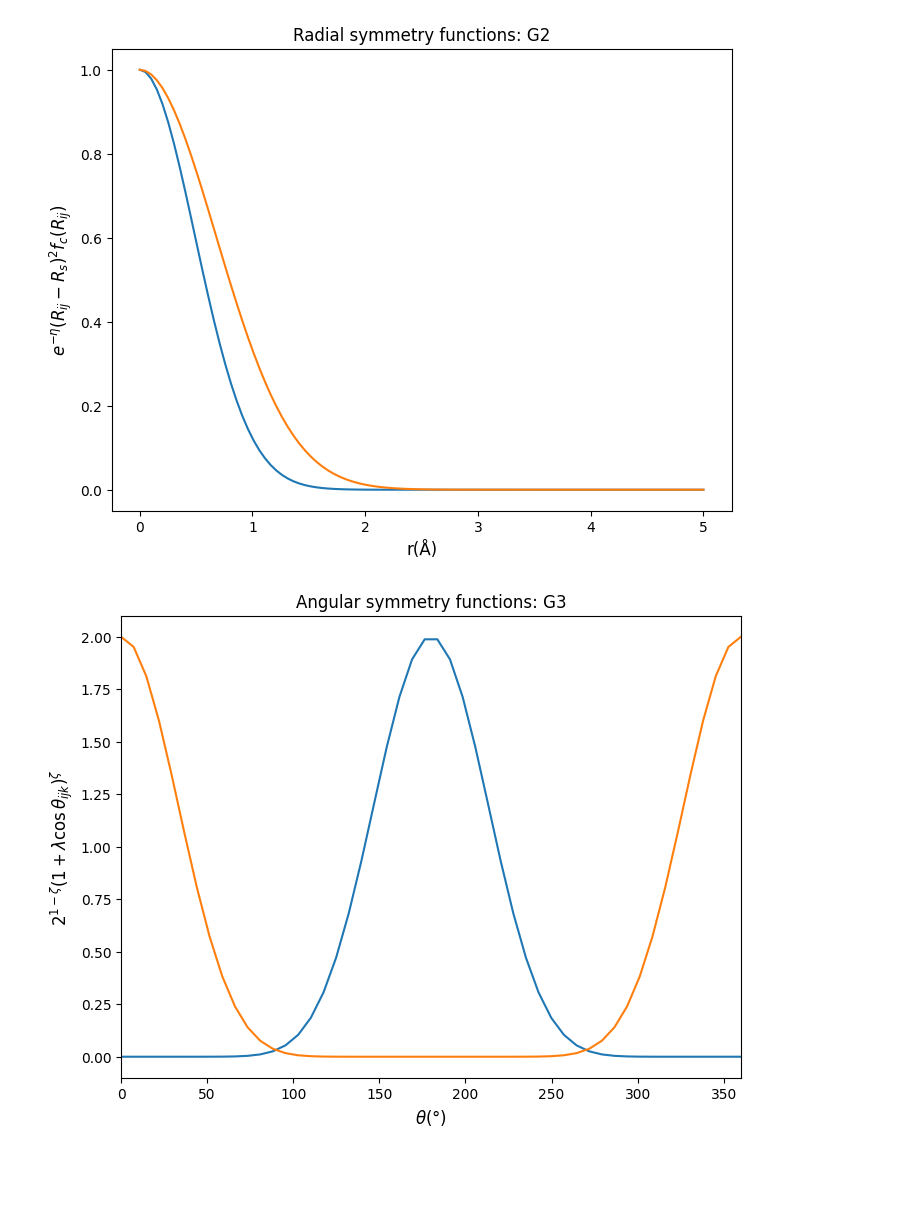
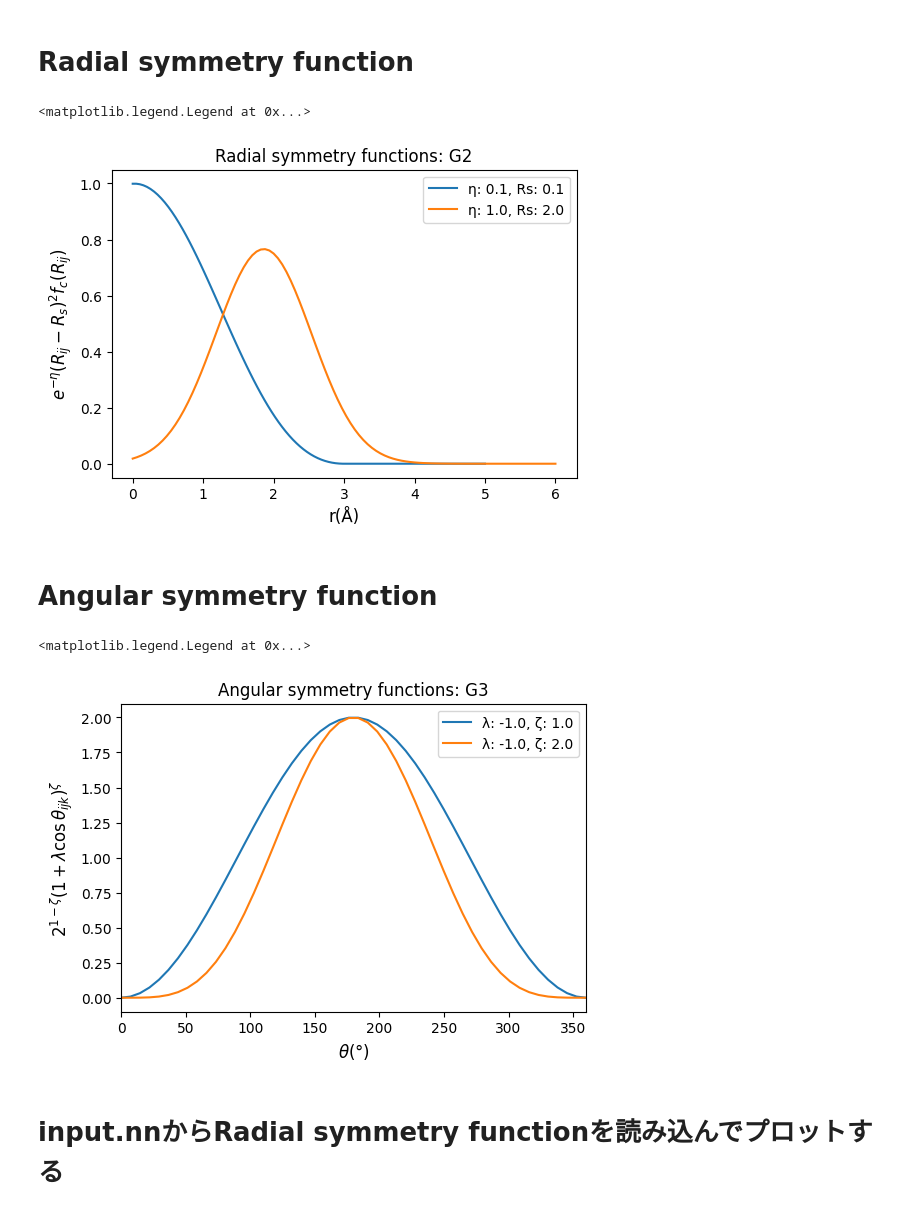
Before and after one commit to y1u0d2a1i/mlp_tools, a Jupyter notebook: notebooks/descriptor/plot_symmetry_function.ipynb, the cells around one changed output. Saved outputs shown, nothing was run; the diff lists cells and outputs as text; code cells hidden in the pictures; blank space fills up the shorter version.

```diff
--- a/notebooks/descriptor/plot_symmetry_function.ipynb
+++ b/notebooks/descriptor/plot_symmetry_function.ipynb
@@ -58,13 +7,24 @@ def plot_sf_ang(params: dict, ax, fontsize=12) -> None:
+# %% [markdown]
+# Radial symmetry function
 # %%
-fig, ax = plt.subplots(1, 1, figsize=(8, 6))
-plot_sf_radial(param={'eta': 2, 'rs': 0, 'rcut': 5}, rmax=5, ax=ax)
-plot_sf_radial(param={'eta': 1, 'rs': 0, 'rcut': 5}, rmax=5, ax=ax)
+fig, ax = plt.subplots(1, 1, figsize=(6, 4))
+visualizer = SymmetryFunctionVisualizer()
+visualizer.plot_sf_radial(RadialSymmetryFunctionConfig(eta=0.1, rs=0.1, rcut=3.0), rmax=5.0, ax=ax)
+visualizer.plot_sf_radial(RadialSymmetryFunctionConfig(eta=1, rs=2, rcut=6.0), rmax=6.0, ax=ax)
+ax.legend()
 # %% [output]
+<matplotlib.legend.Legend at 0x...>
-[figure, old version]
+[figure, new version]
+# %% [markdown]
+# Angular symmetry function
 # %%
-fig, ax = plt.subplots(1, 1, figsize=(8, 6))
-plot_sf_ang(params={"lambda": -1.0, "zeta": 6.0}, ax=ax)
-plot_sf_ang(params={"lambda": 1.0, "zeta": 6.0}, ax=ax)
-# plot_sf_ang(param={'lambdas': 1, 'zeta': 2}, rmax=5, ax=ax)
+fig, ax = plt.subplots(1, 1, figsize=(6, 4))
+visualizer = SymmetryFunctionVisualizer()
+visualizer.plot_sf_ang(AngularSymmetryFunctionConfig(lambdas=-1, zeta=1, eta=0.0, rcut=0.0), ax=ax)
+visualizer.plot_sf_ang(AngularSymmetryFunctionConfig(lambdas=-1, zeta=2, eta=0.0, rcut=0.0), ax=ax)
+ax.legend()
 # %% [output]
+<matplotlib.legend.Legend at 0x...>
-[figure, old version]
+[figure, new version]
+# %% [markdown]
+# input.nnからRadial symmetry functionを読み込んでプロットする
```
Also changed, not shown: parts of 5 cells of this notebook, 4 other files.
